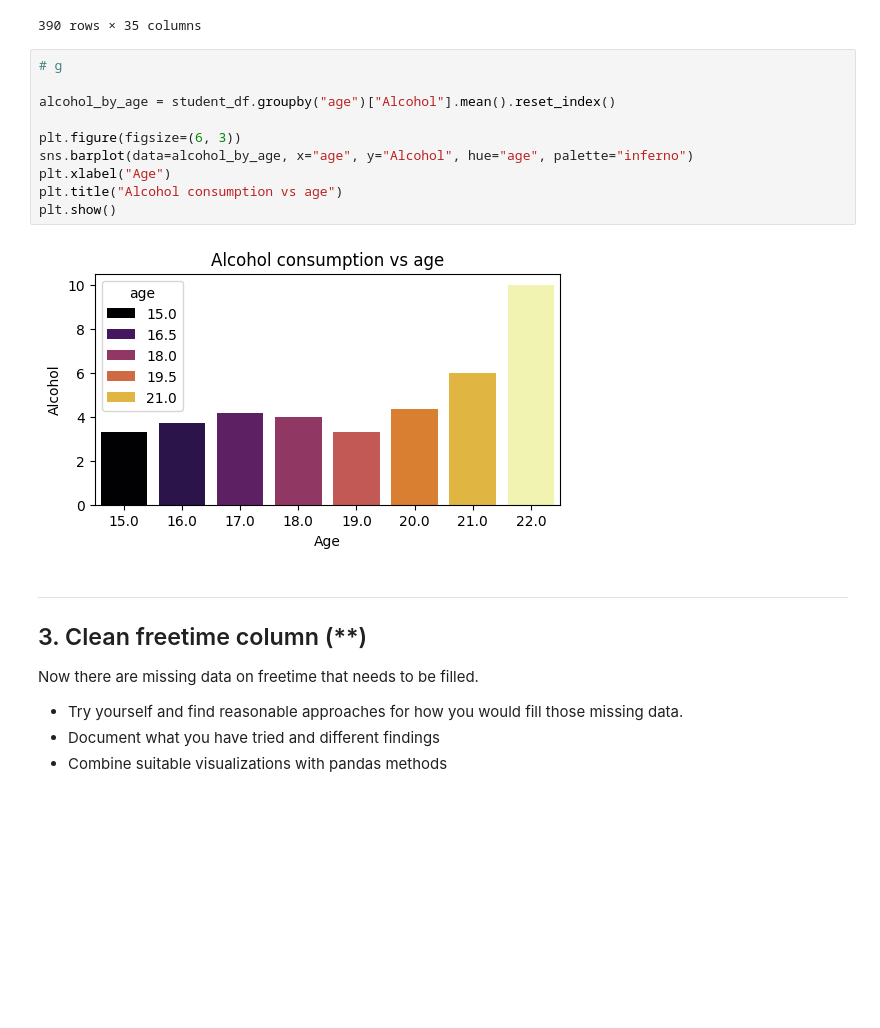
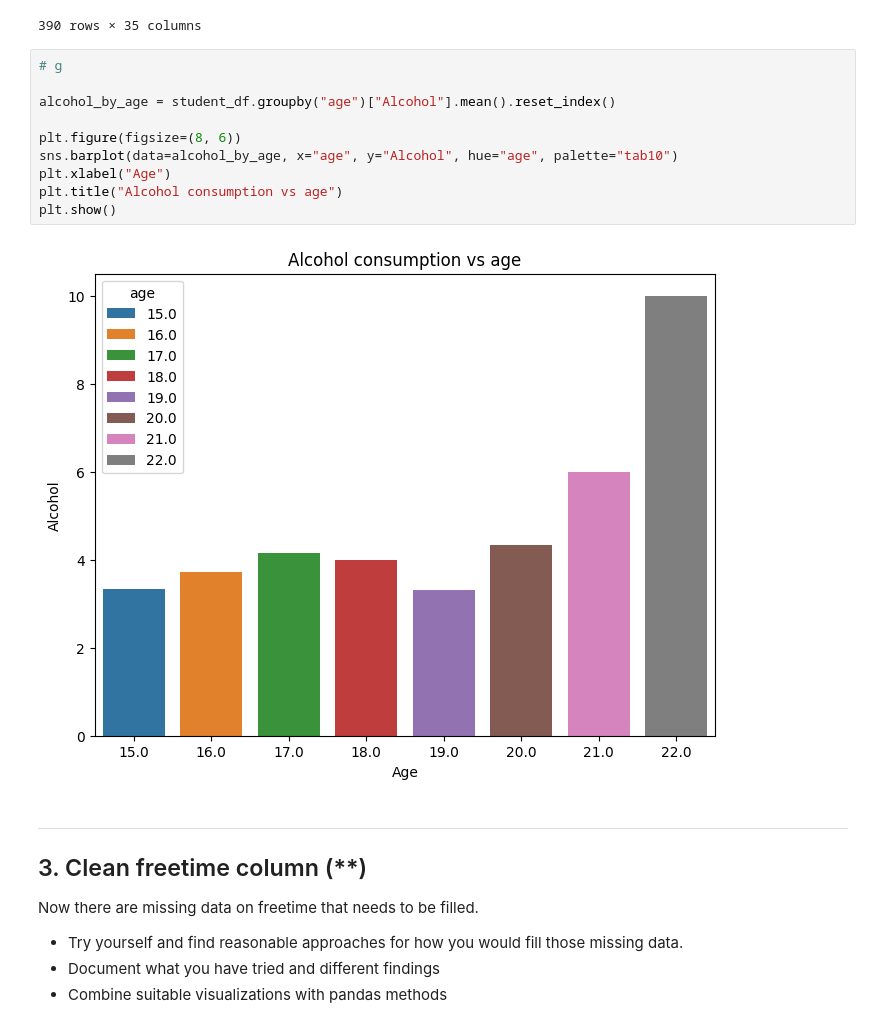
Before and after one commit to Cederlid/databehandling, a Jupyter notebook: exercises/E2_missing_aggregation.ipynb, the cells around one changed output. Saved outputs shown, nothing was run; the diff lists cells and outputs as text; blank space fills up the shorter version.

```diff
--- a/exercises/E2_missing_aggregation.ipynb
+++ b/exercises/E2_missing_aggregation.ipynb
@@ -406,15 +406,15 @@ student_df
 # %%
 # g
 
 alcohol_by_age = student_df.groupby("age")["Alcohol"].mean().reset_index()
 
-plt.figure(figsize=(6, 3))
-sns.barplot(data=alcohol_by_age, x="age", y="Alcohol", hue="age", palette="inferno")
+plt.figure(figsize=(8, 6))
+sns.barplot(data=alcohol_by_age, x="age", y="Alcohol", hue="age", palette="tab10")
 plt.xlabel("Age")
 plt.title("Alcohol consumption vs age")
 plt.show()
 # %% [output]
-[figure, old version]
+[figure, new version]
 # %% [markdown]
 ---
 ## 3. Clean freetime column (**)
```
Also changed, not shown: parts of 8 cells of this notebook, 1 other file.
